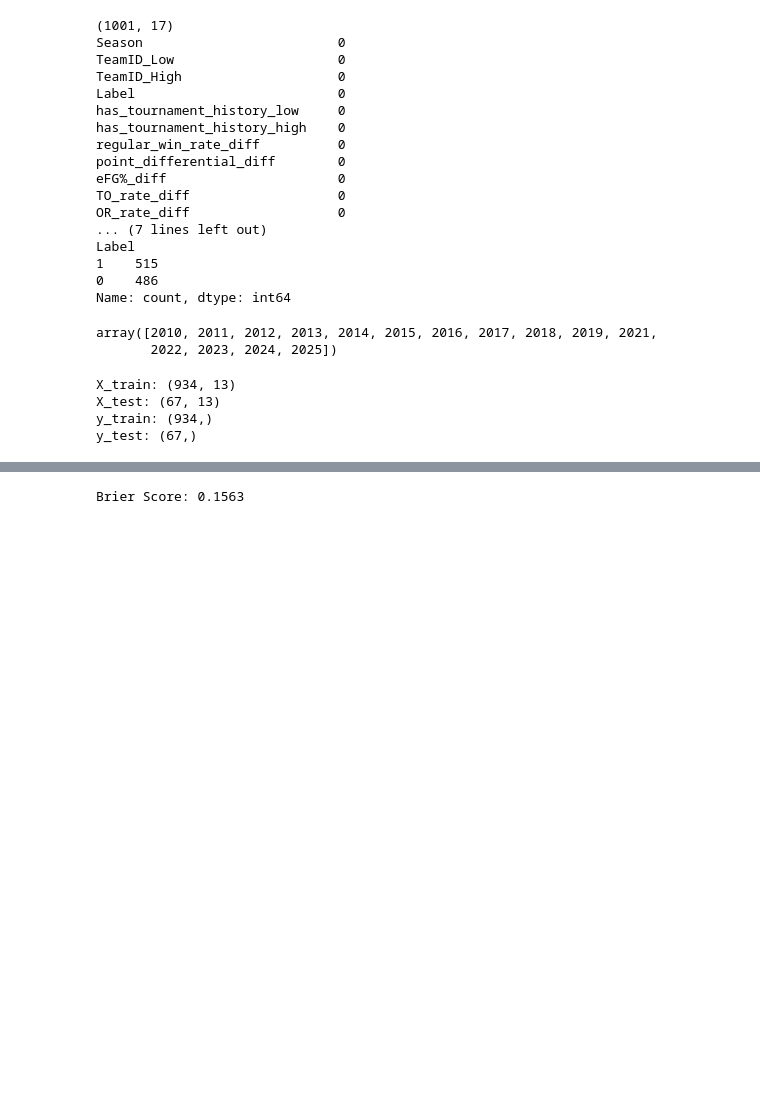
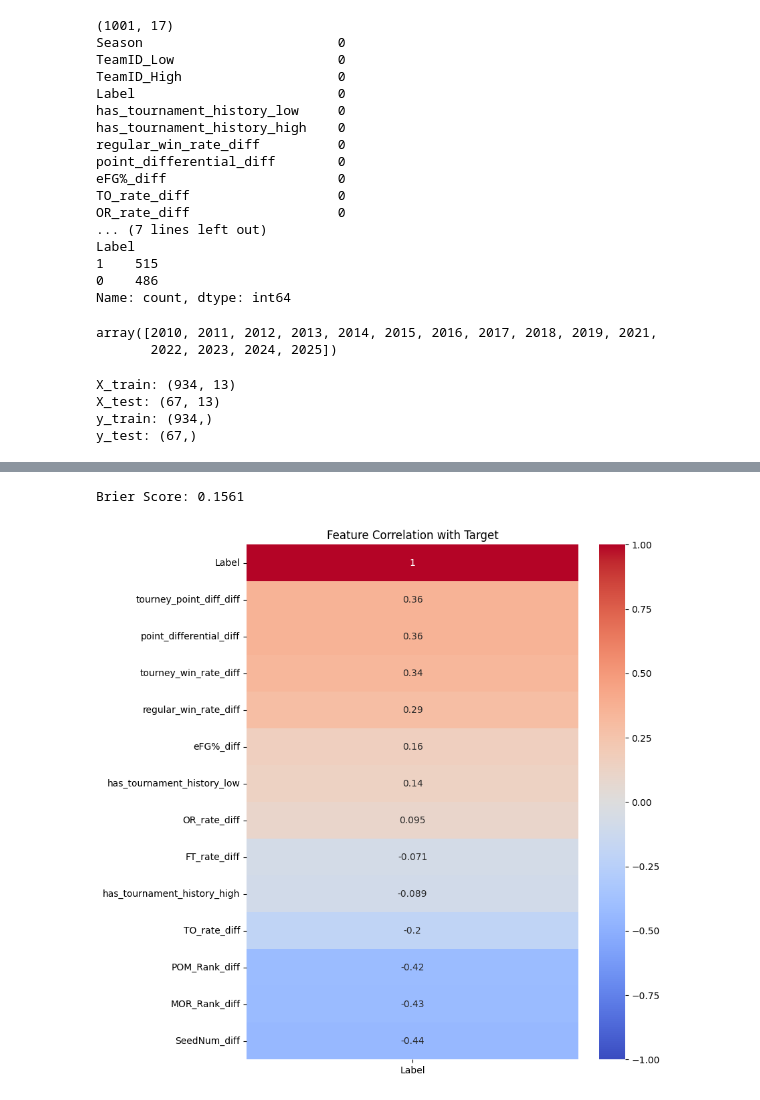
Before and after one commit to ujjwalbasnyat/march-matchup-inference-pipeline, a Jupyter notebook: data_science/notebook.ipynb, the cells around one changed output, grey strips where cells are left out. Saved outputs shown, nothing was run; the diff lists cells and outputs as text; code cells hidden in the pictures; blank space fills up the shorter version.

Commit message:
feat: add feature correlation analysis, multicollinearity detection, and L2 regularization tuning

```diff
--- a/data_science/notebook.ipynb
+++ b/data_science/notebook.ipynb
@@ -751,7 +751,8 @@ scaler = StandardScaler()
 X_train_scaled = scaler.fit_transform(X_train)
 X_test_scaled = scaler.transform(X_test)
 
-model = LogisticRegression()
+model = LogisticRegression(l1_ratio=0, solver='saga', C=100)
+# model = LogisticRegression()
 
 model.fit(X_train_scaled, y_train)
 pred = model.predict_proba(X_test_scaled)[:,1]
@@ -759,4 +760,24 @@ pred = model.predict_proba(X_test_scaled)[:,1]
 brier = brier_score_loss(y_test, pred)
 print(f"Brier Score: {brier:.4f}")
 # %% [output]
-Brier Score: 0.1563
+Brier Score: 0.1561
+# %%
+# feature importance
+import seaborn as sns
+import matplotlib.pyplot as plt
+
+# Convert scaled array back to DataFrame
+train_data = pd.DataFrame(X_train_scaled, columns=X_train.columns)
+
+# Add the target column
+train_data['Label'] = y_train.values
+
+# Compute correlation
+corr = train_data.corr()
+
+plt.figure(figsize=(8, 10))
+sns.heatmap(corr[['Label']].sort_values(by='Label', ascending=False), annot=True, cmap='coolwarm', vmin=-1, vmax=1)
+plt.title("Feature Correlation with Target")
+plt.show()
+# %% [output]
+[figure, added]
```
Also changed, not shown: parts of 4 cells of this notebook.
